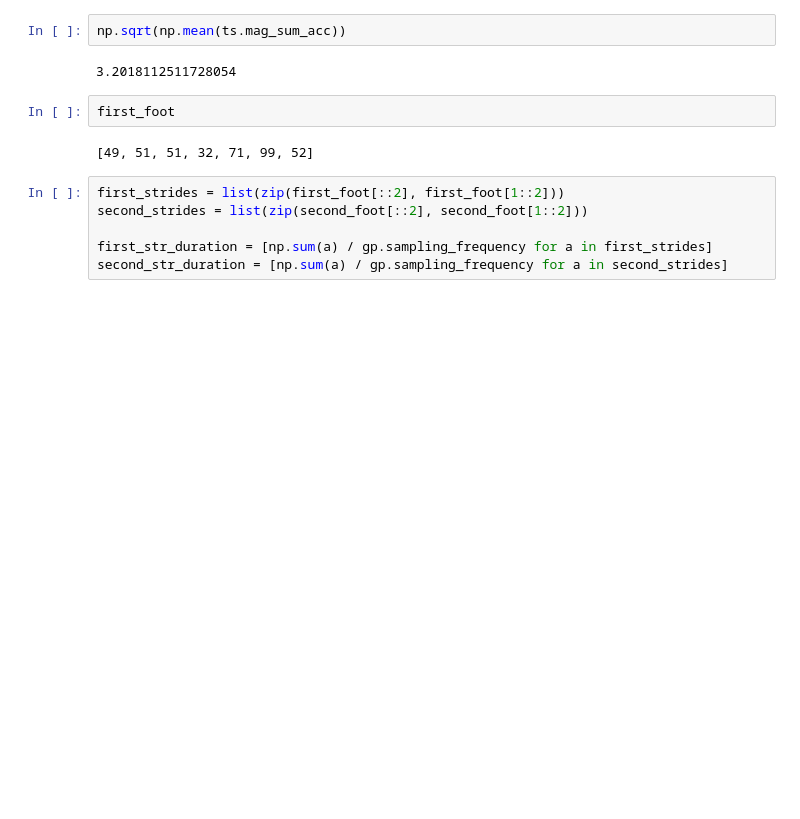
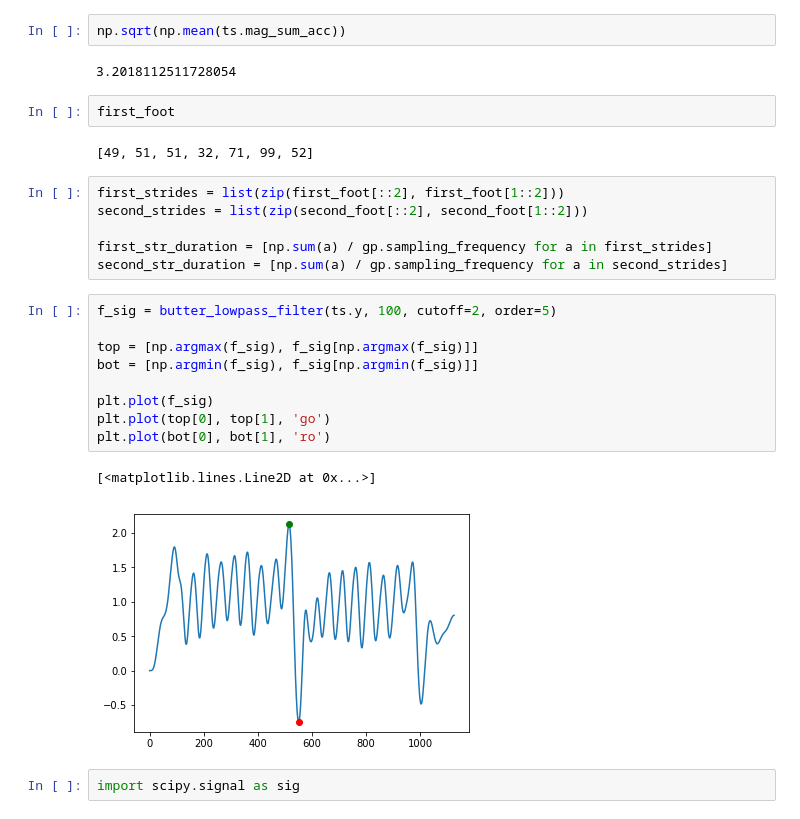
Before and after one commit to pdkit/pdkit, a Jupyter notebook: notebooks/New gait features.ipynb, the cells around one changed output. Saved outputs shown, nothing was run; the diff lists cells and outputs as text; blank space fills up the shorter version.

```diff
--- a/notebooks/New gait features.ipynb
+++ b/notebooks/New gait features.ipynb
@@ -93,3 +94,17 @@ second_strides = list(zip(second_foot[::2], second_foot[1::2]))
 
 first_str_duration = [np.sum(a) / gp.sampling_frequency for a in first_strides]
 second_str_duration = [np.sum(a) / gp.sampling_frequency for a in second_strides]
+# %%
+f_sig = butter_lowpass_filter(ts.y, 100, cutoff=2, order=5)
+
+top = [np.argmax(f_sig), f_sig[np.argmax(f_sig)]]
+bot = [np.argmin(f_sig), f_sig[np.argmin(f_sig)]]
+
+plt.plot(f_sig)
+plt.plot(top[0], top[1], 'go')
+plt.plot(bot[0], bot[1], 'ro')
+# %% [output]
+[<matplotlib.lines.Line2D at 0x...>]
+[figure, added]
+# %%
+import scipy.signal as sig
```
Also changed, not shown: parts of 7 cells of this notebook.
